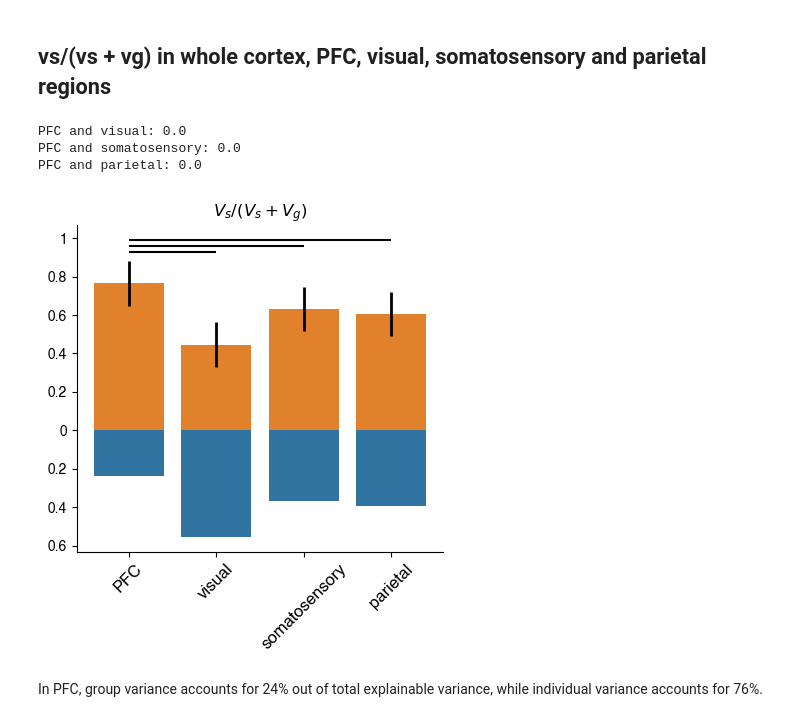
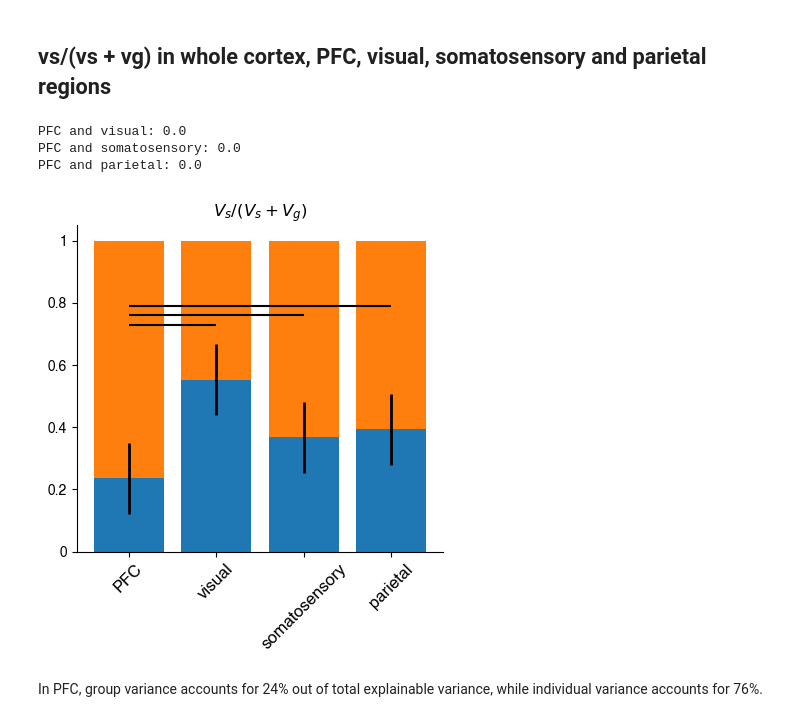
Before and after one commit to jkderrick028/PFC_parcellation, a Jupyter notebook: code/1_group_individual_variance_decomposition.ipynb, the cells around one changed output. Drawn from its saved outputs; the diff is of its cells as text; code cells hidden in the pictures.

Commit message:
fix prediction error

```diff
--- a/code/1_group_individual_variance_decomposition.ipynb
+++ b/code/1_group_individual_variance_decomposition.ipynb
@@ -60,43 +60,40 @@ props_std = np.std(props[:, 1:])
 # %%
 fig, ax = plt.subplots(1, 1)
 fig.set_figwidth(half_width)
 
-sns.barplot(props_mean, color='tab:orange', ax=ax)            # bar plot for the mean of vs
-sns.barplot(props_mean - 1, color='tab:blue', ax=ax)          # bar plot for the mean of vg
-ax.errorbar(np.arange(n_rois), props_mean, yerr=props_std, linestyle='None', color='k', linewidth=2)
+# sns.barplot(props_mean, color='tab:orange', ax=ax)            # bar plot for the mean of vs
+# sns.barplot(props_mean - 1, color='tab:blue', ax=ax)          # bar plot for the mean of vg
+bottoms = np.zeros(n_rois)
+plt.bar(np.arange(n_rois), 1 - props_mean, label='group', bottom=bottoms, color='tab:blue')
+bottoms += 1 - props_mean
+plt.bar(np.arange(n_rois), props_mean, label='individual', bottom=bottoms, color='tab:orange')
+# plt.legend(frameon=False)
+
+ax.errorbar(np.arange(n_rois), 1 - props_mean, yerr=props_std, linestyle='None', color='k', linewidth=2)
 
 ax.spines['top'].set_visible(False)
 ax.spines['right'].set_visible(False)
 ax.set_xticks(np.arange(n_rois), labels=ROIs, fontsize=12, rotation=45)
 ax.set_title('$V_s/(V_s + V_g)$', fontsize=12)
 ax.yaxis.set_major_formatter(lambda x, pos: f'{abs(x):g}')
 
-# # t-tests between PFC and other ROIs
-# significance_level = 0.05
-# for j in np.arange(1, n_rois):
-#     ttest_result = ttest_ind(props[0, 1:], props[j, 1:], alternative='two-sided')
-#     if ttest_result.pvalue < significance_level:
-#         ax.hlines(y = 0.9+j*0.03, xmin=0, xmax=j, colors='0')
-
-#     print(f'PFC and {ROIs[j]}: {ttest_result}')
-
 # bootstrap tests between PFC and other ROIs
 significance_level = 0.05
 for j in np.arange(1, n_rois):
     pvalue = np.sum(props[0, 1:] < props[j, 1:]) / len(props[0, 1:])
     if pvalue < significance_level:
-        ax.hlines(y = 0.9+j*0.03, xmin=0, xmax=j, colors='0')
+        ax.hlines(y = 0.7+j*0.03, xmin=0, xmax=j, colors='0')
 
     print(f'PFC and {ROIs[j]}: {pvalue}')
 
 plt.tight_layout()
 
 JPG_fig = os.path.join(resultsPath, f'variance_decomposition_bar_plot.jpg')
 plt.savefig(JPG_fig, format='jpg', dpi=500)
 # %% [output]
 PFC and visual: 0.0
 PFC and somatosensory: 0.0
 PFC and parietal: 0.0
-[figure, old version]
+[figure, new version]
 # %% [markdown]
 In PFC, group variance accounts for 24% out of total explainable variance, while individual variance accounts for 76%.
```
Also changed, not shown: 2 other files.
